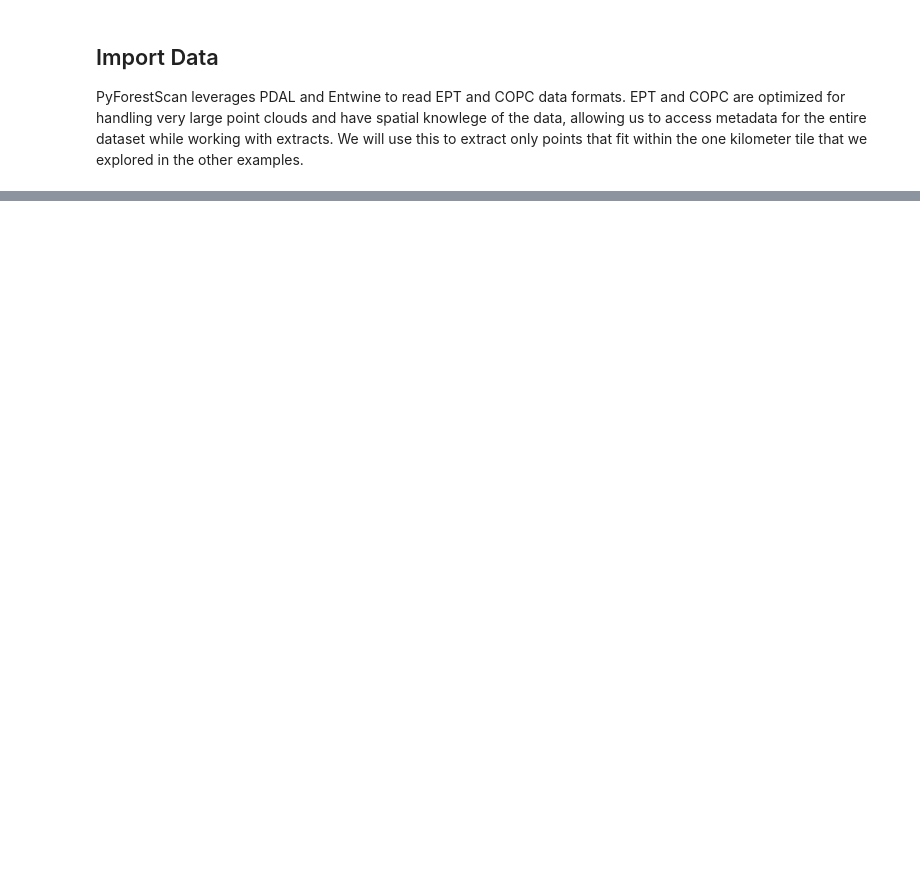
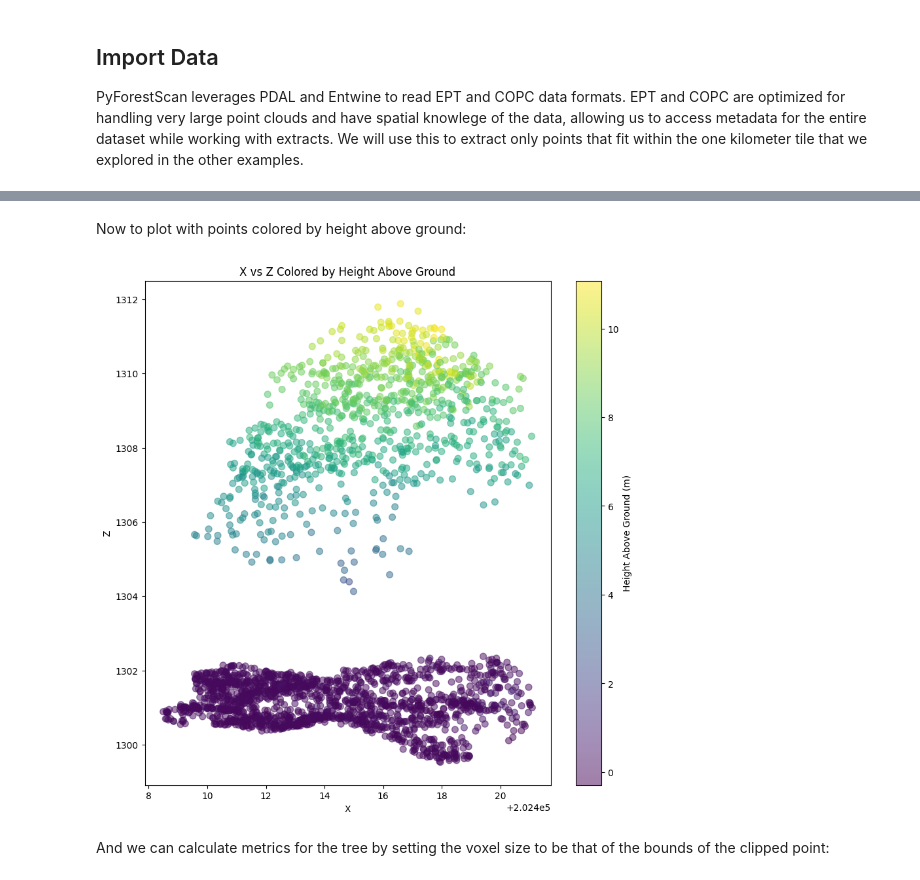
Before and after one commit to iosefa/PyForestScan, a Jupyter notebook: docs/examples/working-with-large-point-clouds.ipynb, the cells around one changed output, grey strips where cells are left out. Saved outputs shown, nothing was run; the diff lists cells and outputs as text; code cells hidden in the pictures; blank space fills up the shorter version.

```diff
--- a/docs/examples/working-with-large-point-clouds.ipynb
+++ b/docs/examples/working-with-large-point-clouds.ipynb
@@ -248,0 +79,14 @@ plot_pad_2d(pad, 5, axis='y', cmap='viridis')
+# %%
+crowns = gpd.read_file("../example_data/test_segment.gpkg")
+crown_geom = crowns.geometry.iloc[0]
+minx, miny, maxx, maxy = crown_geom.bounds
+bounds = ([minx, maxx], [miny, maxy])
+pointclouds = read_lidar(ept, ept_srs, bounds, crop_poly=True, poly=crown_geom.wkt)
+# %% [markdown]
+Now to plot with points colored by height above ground:
+# %%
+plot_2d(pointclouds[0], x_dim='X', y_dim='Z', alpha=0.5, point_size=50, fig_size=(10, 10))
+# %% [output]
+[figure, added]
+# %% [markdown]
+And we can calculate metrics for the tree by setting the voxel size to be that of the bounds of the clipped point:
```
Also changed, not shown: parts of 45 cells of this notebook, 29 other files.
